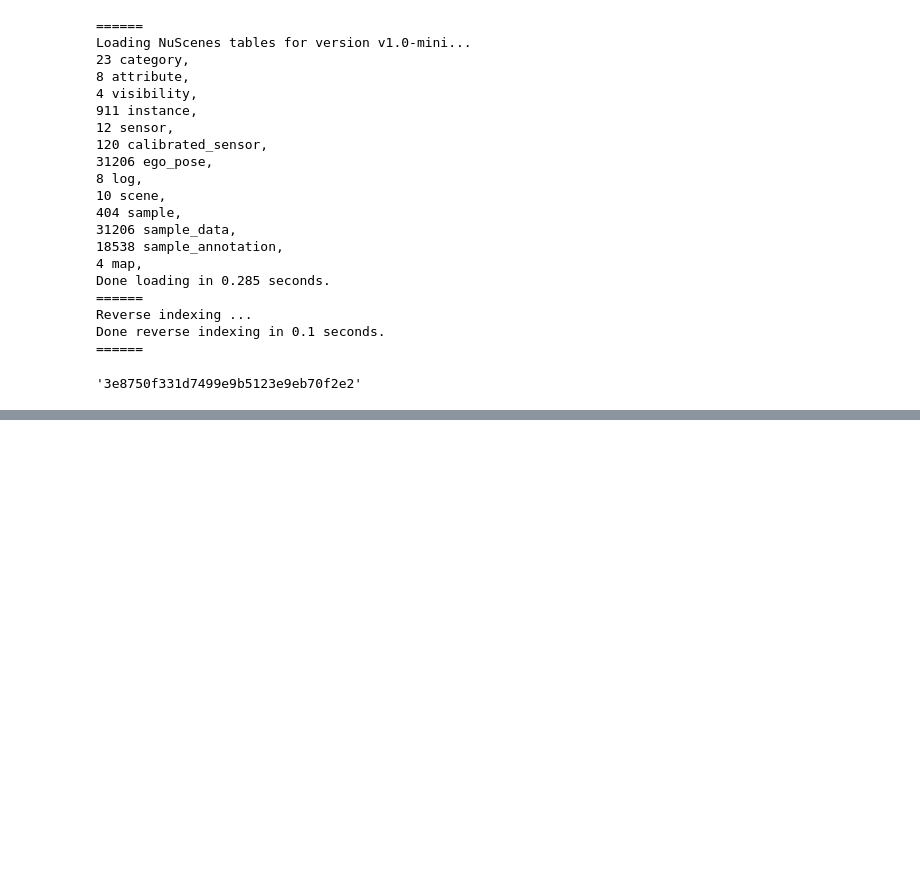
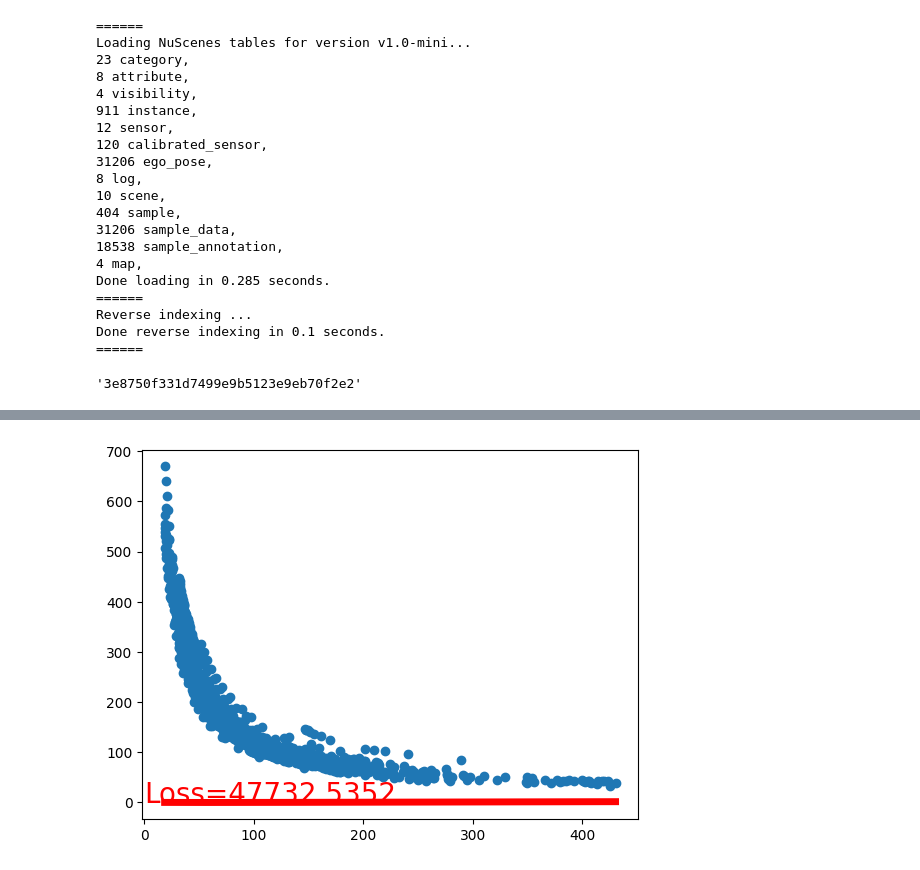
Before and after one commit to eddy0117/OpenGL_CarGUI, a Jupyter notebook: tools/extract_2dbbox.ipynb, the cells around one changed output, grey strips where cells are left out. Drawn from its saved outputs; the diff is of its cells as text; code cells hidden in the pictures; blank space fills up the shorter version.

```diff
--- a/tools/extract_2dbbox.ipynb
+++ b/tools/extract_2dbbox.ipynb
@@ -330,0 +378,80 @@ for i in range(10):
+# %%
+import torch
+import numpy as np
+from torch.autograd import Variable
+import torch.nn.functional as F
+import matplotlib.pyplot as plt
+
+# x = torch.unsqueeze(torch.linspace(-3,3,100),dim = 1)
+
+# y = x.pow(2) + 0.2 * torch.rand(x.size()) #+ torch.sin(4 * x) * 10
+#x,y = Variable(x), Variable(y)
+#data = [[1,2],[3,4]]
+
+combined_arr = np.array(sorted(combined_arr, key=lambda x: x[0]))
+
+class Net(torch.nn.Module):
+  def __init__(self,n_feature,n_hidden,n_hidden2,n_output):
+    super(Net,self).__init__()
+    self.hidden = torch.nn.Linear(n_feature,n_hidden)
+    self.hidden2 = torch.nn.Linear(n_hidden,n_hidden2)
+    self.predict = torch.nn.Linear(n_hidden2,n_output)
+
+  def forward(self,x):
+    x = torch.relu(self.hidden(x))
+    x = torch.relu(self.hidden2(x))
+    x = torch.relu(self.hidden3(x))
+    x = self.predict(x)
+    return x
+
+
+# net = Net(1,64,32,16,1)
+
+#快速搭建法
+net = torch.nn.Sequential(
+    torch.nn.Linear(1,256),
+    torch.nn.LeakyReLU(),
+    torch.nn.Linear(256,64),
+    torch.nn.LeakyReLU(),
+    torch.nn.Linear(64,16),
+    torch.nn.ELU(),
+    torch.nn.Linear(16,8),
+    torch.nn.ELU(),
+    torch.nn.Linear(8,1),
+)
+
+# net = torch.nn.Sequential(
+#     torch.nn.Linear(1, 64),
+#     torch.nn.ReLU(),
+#     torch.nn.Linear(64, 32),
+#     torch.nn.ReLU(),
+#     torch.nn.Linear(32, 1),
+# )
+
+
+# plt.ion()
+# plt.show()
+x, y = torch.tensor(combined_arr[:, 0], dtype=torch.float32).unsqueeze(1), torch.tensor(combined_arr[:, 1], dtype=torch.float32)
+optimizer = torch.optim.Adam(net.parameters(), lr=0.004)
+loss_func = torch.nn.MSELoss()
+
+for t in range(150):
+
+  prediction = net(x)
+  loss = loss_func(prediction,y)
+  optimizer.zero_grad()
+  loss.backward()
+  optimizer.step()
+
+  if t % 149 == 0:
+    #print(prediction, y)
+    plt.cla()
+    plt.scatter(x,y)
+    plt.plot(x,prediction.data.numpy(),'r-',lw=5)
+    plt.text(0.5,0,'Loss=%.4f' % loss, fontdict={'size':20,'color': 'red'})
+    plt.pause(0.1)
+
+plt.scatter(x.data.numpy(), y.data.numpy())
+plt.show()
+# %% [output]
+[figure, added]
```
Also changed, not shown: parts of 7 cells of this notebook.
